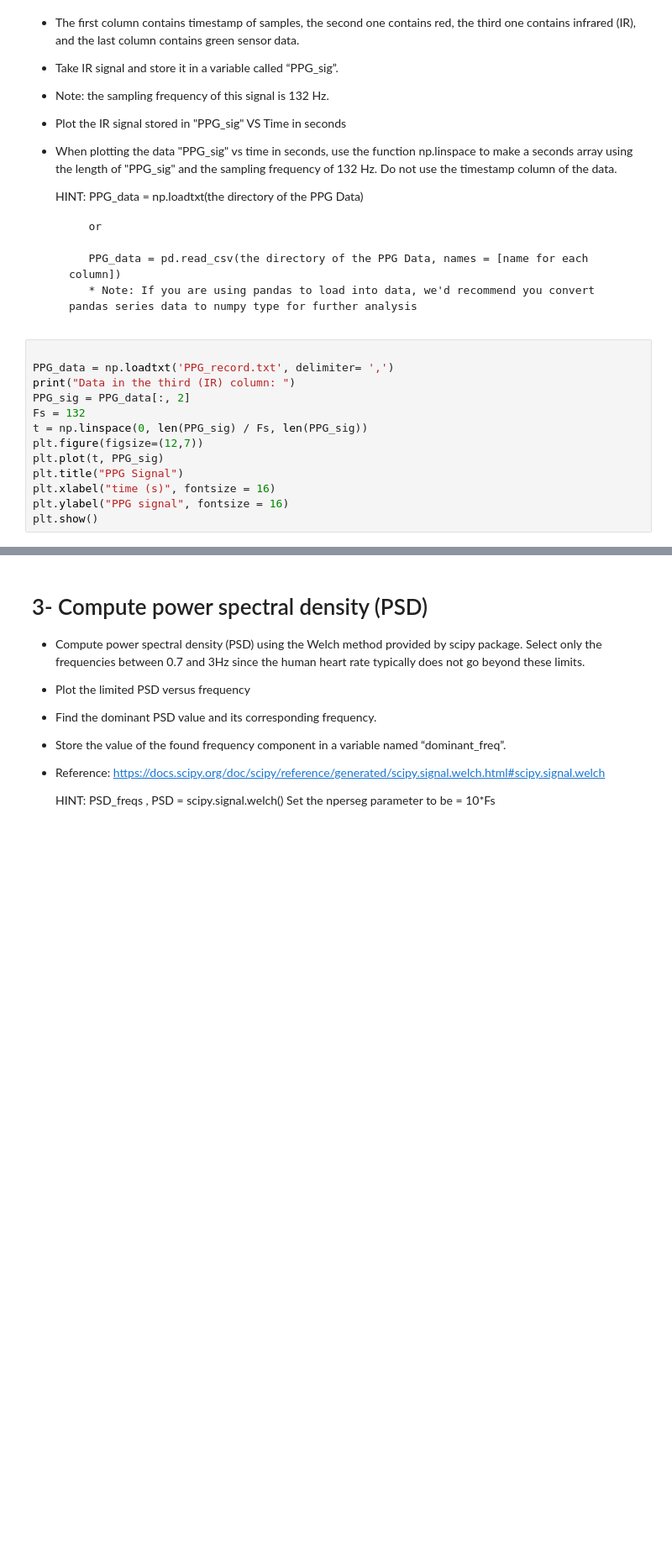
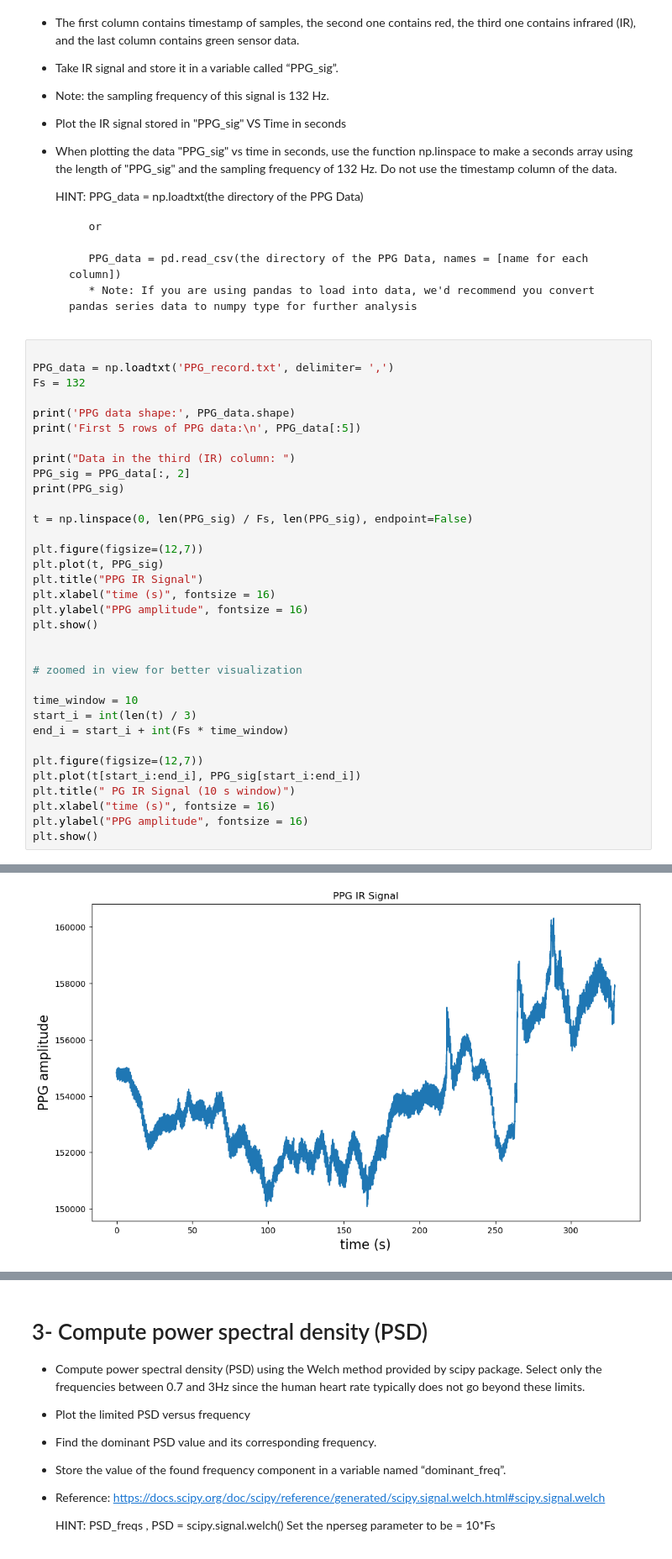
Before and after one commit to jtnorr/DTEK0042-ex-3, a Jupyter notebook: DTEK0042_Exercise_3.ipynb, the cells around one changed output, grey strips where cells are left out. Shown at 84% size. Saved outputs shown, nothing was run; the diff lists cells and outputs as text; blank space fills up the shorter version.

```diff
--- a/DTEK0042_Exercise_3.ipynb
+++ b/DTEK0042_Exercise_3.ipynb
@@ -40,13 +40,35 @@ import matplotlib.pyplot as plt
 # %%
 
 PPG_data = np.loadtxt('PPG_record.txt', delimiter= ',')
+Fs = 132
+
+print('PPG data shape:', PPG_data.shape)
+print('First 5 rows of PPG data:\n', PPG_data[:5])
+
 print("Data in the third (IR) column: ")
 PPG_sig = PPG_data[:, 2]
-Fs = 132
-t = np.linspace(0, len(PPG_sig) / Fs, len(PPG_sig))
+print(PPG_sig)
+
+t = np.linspace(0, len(PPG_sig) / Fs, len(PPG_sig), endpoint=False)
+
 plt.figure(figsize=(12,7))
 plt.plot(t, PPG_sig)
-plt.title("PPG Signal")
+plt.title("PPG IR Signal")
 plt.xlabel("time (s)", fontsize = 16)
-plt.ylabel("PPG signal", fontsize = 16)
+plt.ylabel("PPG amplitude", fontsize = 16)
 plt.show()
+
+
+# zoomed in view for better visualization
+
+time_window = 10
+start_i = int(len(t) / 3)
+end_i = start_i + int(Fs * time_window)
+
+plt.figure(figsize=(12,7))
+plt.plot(t[start_i:end_i], PPG_sig[start_i:end_i])
+plt.title(" PG IR Signal (10 s window)")
+plt.xlabel("time (s)", fontsize = 16)
+plt.ylabel("PPG amplitude", fontsize = 16)
+plt.show()
+# %% [output]
@@ -52,0 +84 @@ plt.show()
+[figure, added]
```
Also changed, not shown: parts of 10 cells of this notebook.
